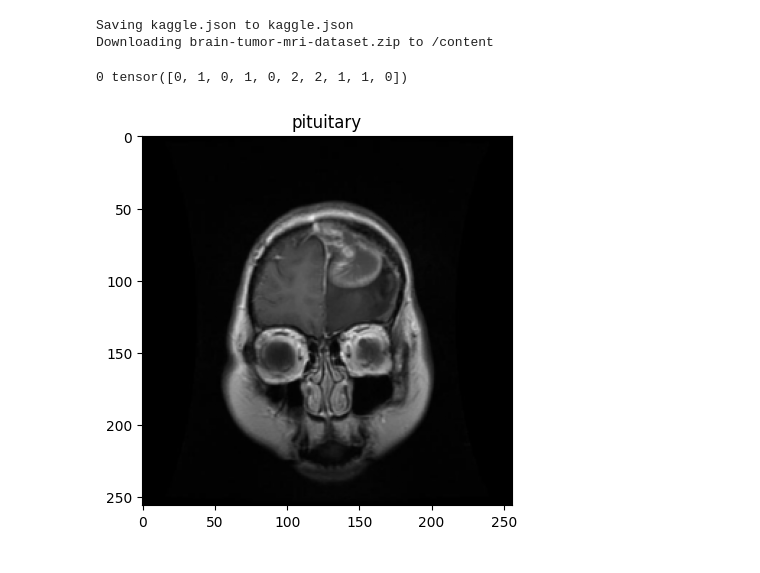
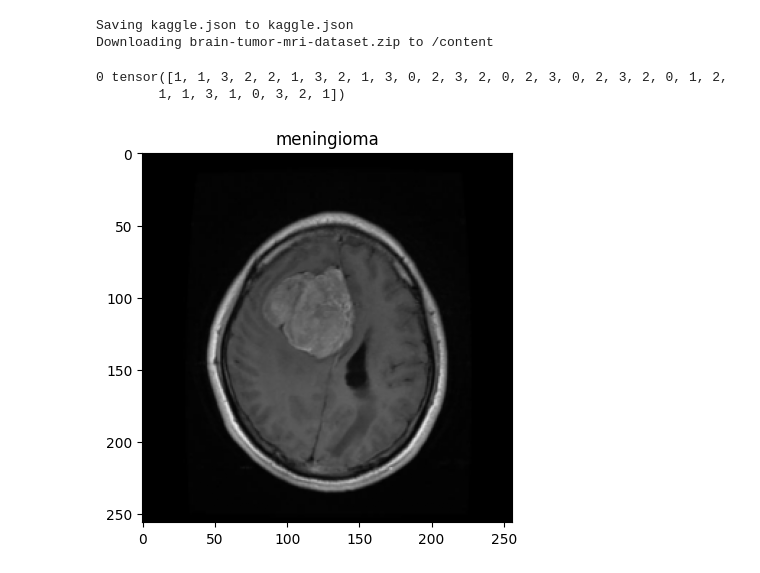
Before and after one commit to NicholasLeotta99/Neuromatch_BrainCancer, a Jupyter notebook: code/VGG19_Classifier_Test.ipynb, the cells around one changed output. Cells and saved outputs as stored; diff of their text form; code cells hidden in the pictures.

```diff
--- a/code/VGG19_Classifier_Test.ipynb
+++ b/code/VGG19_Classifier_Test.ipynb
@@ -85,24 +85,25 @@ classes = os.listdir('./Training/')
 # %%
 # @title Dataset Generation
 #TODO - Verify labels correspond to classes
-data_transf = transforms.Compose([
-transforms.Resize((256, 256)),
-transforms.ToTensor()])
-import matplotlib.pyplot as plt
+
+data_transf = transforms.Compose([transforms.Resize((256, 256)),
+                                  transforms.ToTensor()])
+
 TrainingDataset = ImageFolder(root='./Training/', transform=data_transf)#, transform=torchvision.models.VGG19_Weights.IMAGENET1K_V1.transforms)
-TrainingLoader = DataLoader(TrainingDataset, batch_size=10, shuffle=True)
+TrainingLoader = DataLoader(TrainingDataset, batch_size=32, shuffle=True)
 
 ValidationDataset = ImageFolder(root='./Validation/', transform=data_transf)#, transform=torchvision.models.VGG19_Weights.IMAGENET1K_V1.transforms)
-ValidationLoader = DataLoader(ValidationDataset, batch_size=len(ValidationDataset), shuffle=False)
+ValidationLoader = DataLoader(ValidationDataset, batch_size= 32, shuffle=True)
 
 for batch_number , (images, labels) in enumerate(TrainingLoader):
   print(batch_number, labels)
   plt.imshow(torch.moveaxis(images[0], 0, -1))
   plt.title(classes[labels[0]])
   plt.show()
   break
 # %% [output]
-0 tensor([0, 1, 0, 1, 0, 2, 2, 1, 1, 0])
+0 tensor([1, 1, 3, 2, 2, 1, 3, 2, 1, 3, 0, 2, 3, 2, 0, 2, 3, 0, 2, 3, 2, 0, 1, 2,
+        1, 1, 3, 1, 0, 3, 2, 1])
-[figure, old version]
+[figure, new version]
 # %%
 device= device = torch.device("cuda")
```
Also changed, not shown: parts of 2 cells of this notebook.
